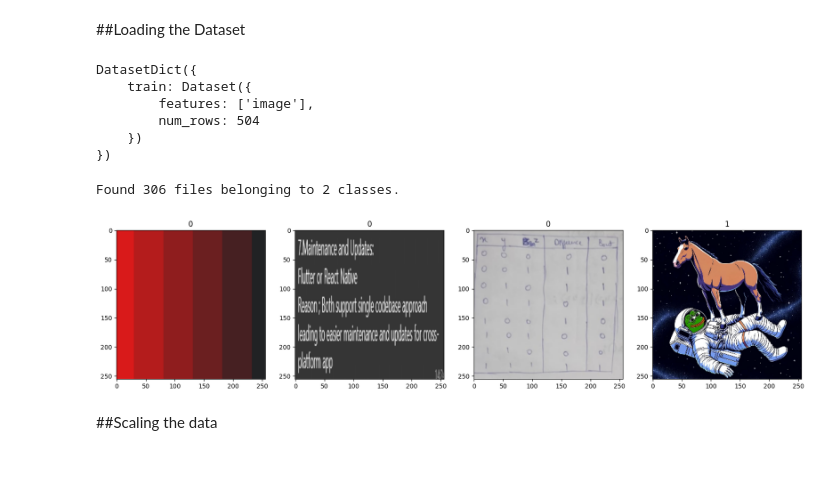
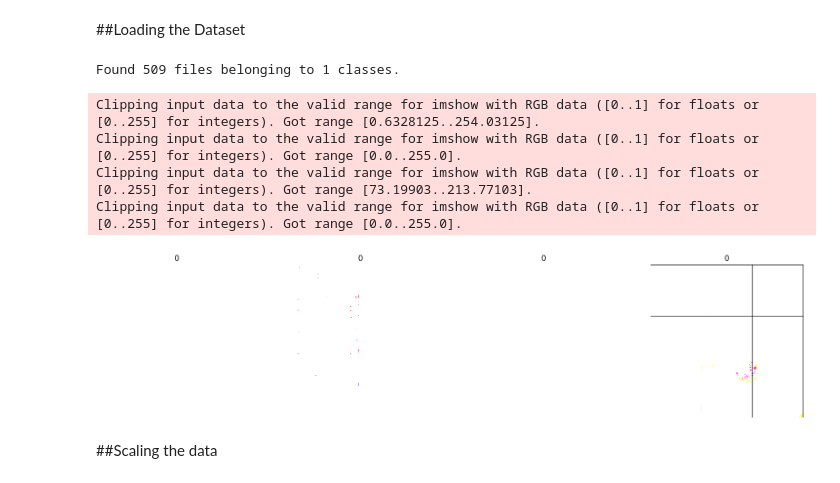
Before and after one commit to Nimboo3/pepe_checker, a Jupyter notebook: pepe(2).ipynb, the cells around one changed output. Cells and saved outputs as stored; diff of their text form; code cells hidden in the pictures.

```diff
--- a/pepe(2).ipynb
+++ b/pepe(2).ipynb
@@ -12,6 +12,25 @@ import os
 from matplotlib import pyplot as plt
 from PIL import Image
 import requests
+# %%
+# Utility functions for image loading, preprocessing, and plotting
+
+def load_and_preprocess_image(path, target_size=(256, 256)):
+    """Load an image and resize/scale it for the model."""
+    img = Image.open(path).convert('RGB')
+    img = img.resize(target_size)
+    img = np.array(img) / 255.0
+    return img
+
+
+def plot_images(images, labels=None, ncols=4, figsize=(20, 5)):
+    fig, ax = plt.subplots(ncols=ncols, figsize=figsize)
+    for idx, img in enumerate(images[:ncols]):
+        ax[idx].imshow(img.astype(np.float32))
+        if labels is not None:
+            ax[idx].set_title(str(labels[idx]))
+        ax[idx].axis('off')
+    plt.show()
 # %%
 import pyarrow as pa
 import pyarrow.parquet as pq
@@ -23,27 +60,3 @@ from datasets import load_dataset
 import shutil
 
 #dataset = load_dataset("vikhyatk/synthetic-pepe")
-# %%
-print(dataset)
-# %% [output]
-DatasetDict({
-    train: Dataset({
-        features: ['image'],
-        num_rows: 504
-    })
-})
-# %%
-pepecheck = tf.keras.utils.image_dataset_from_directory('pepecheck')
-
-
-data_iterator = pepecheck.as_numpy_iterator()
-
-batch = data_iterator.next()
-
-fig, ax = plt.subplots(ncols=4, figsize=(20,20))
-for idx, img in enumerate(batch[0][:4]):
-    ax[idx].imshow(img.astype(int))
-    ax[idx].title.set_text(batch[1][idx])
-# %% [output]
-Found 306 files belonging to 2 classes.
-[figure, removed]
@@ -50,3 +65,18 @@ Found 306 files belonging to 2 classes.
+# %%
+pepecheck = tf.keras.utils.image_dataset_from_directory('pepecheck')
+# %% [output]
+Found 509 files belonging to 1 classes.
+# %%
+# Use utility function for plotting
+data_iterator = pepecheck.as_numpy_iterator()
+batch = data_iterator.next()
+plot_images(batch[0], batch[1])
+# %% [output]
+Clipping input data to the valid range for imshow with RGB data ([0..1] for floats or [0..255] for integers). Got range [0.6328125..254.03125].
+Clipping input data to the valid range for imshow with RGB data ([0..1] for floats or [0..255] for integers). Got range [0.0..255.0].
+Clipping input data to the valid range for imshow with RGB data ([0..1] for floats or [0..255] for integers). Got range [73.19903..213.77103].
+Clipping input data to the valid range for imshow with RGB data ([0..1] for floats or [0..255] for integers). Got range [0.0..255.0].
+[figure, added]
 # %% [markdown]
 ##Scaling the data
 # %%
```
Also changed, not shown: parts of 11 cells of this notebook, 4 other files.
